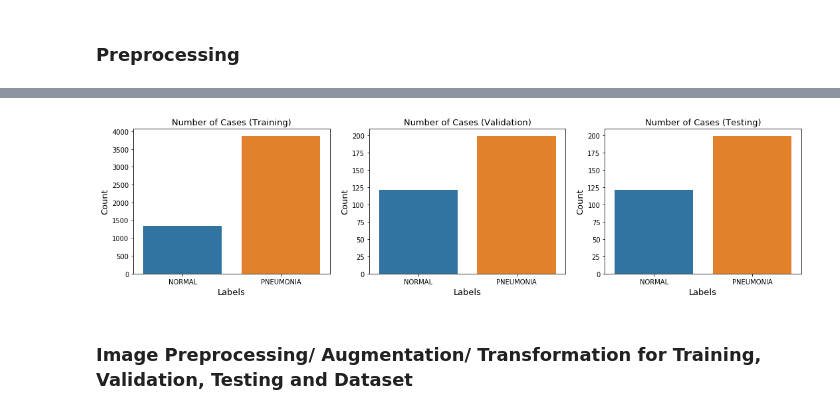
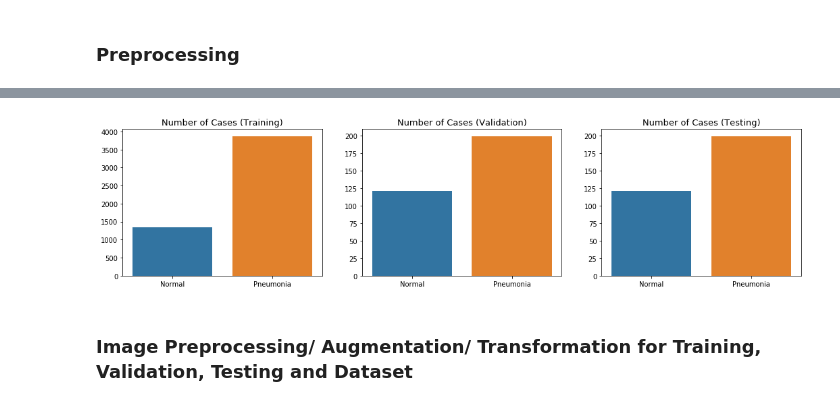
Before and after one commit to anjanatiha/Pneumonia-Detection-from-Chest-X-Ray-Images-with-Deep-Learning, a Jupyter notebook: code/Detection of Pneumonia from Chest X-Ray Images 1.0.0.0.ipynb, the cells around one changed output, grey strips where cells are left out. Saved outputs shown, nothing was run; the diff lists cells and outputs as text; code cells hidden in the pictures.

```diff
--- a/code/Detection of Pneumonia from Chest X-Ray Images 1.0.0.0.ipynb
+++ b/code/Detection of Pneumonia from Chest X-Ray Images 1.0.0.0.ipynb
@@ -215,17 +371,6 @@ def subdirectory_file_count(master_directory):
     return subdirectory_names, subdirectory_file_counts
 
 
-def reset_plot_propert(plot_property=None):
-    plot_property = {
-        'figsize':(15, 5),
-        'title':'title',
-        'xlabel': None,
-        'ylabel': None,
-        'legend': None,
-        'title_fontsize' : 18,
-        'label_fontsize':14,
-        'subplot':None}
-    return plot_property
 
 # show barplot
 def bar_plot(x, y, plot_property):
@@ -240,8 +385,9 @@ def bar_plot(x, y, plot_property):
 # show bar plot for count of labels in subdirectory of a directory
 def count_bar_plot(master_directory, plot_property):
     dir_name, dir_file_count = subdirectory_file_count(master_directory)
-    x=dir_name
-    y=dir_file_count
+    x = [name_correct(i) for i in dir_name]
+    # x = dir_name
+    y = dir_file_count
     bar_plot(x, y, plot_property)
 
 
@@ -250,19 +396,19 @@ def show_train_val_test(training_dir, validation_dir, testing_dir, plot_property
     plt.figure(figsize=plot_property['figsize'])
 
     title = plot_property['title']
-    plot_property['title'] = title +" (Training)"
+    plot_property['title'] = title + " (Training)"
     subplot_no = plot_property['subplot']
 
     count_bar_plot(training_dir, plot_property)
 
 
-    plot_property['title'] = title +" (Validation)"
+    plot_property['title'] = title + " (Validation)"
     plot_property['subplot'] = subplot_no+1
     count_bar_plot(validation_dir, plot_property)
 
 
-    plot_property['title'] = title +" (Testing)"
-    plot_property['subplot'] = subplot_no+2
+    plot_property['title'] = title + " (Testing)"
+    plot_property['subplot'] = subplot_no + 2
     count_bar_plot(testing_dir, plot_property)
 
     plt.show()
@@ -306,24 +468,20 @@ testing_dir = input_directory+ r"test"
 # %%
-plot_property = reset_plot_propert(plot_property=None)
+plot_params = get_reset_plot_params()
 
-plot_property['figsize'] = (18,4)
+plot_params['figsize'] = (18,4)
 
-plot_property['title_fontsize']=13
-plot_property['label_fontsize']=13
+plot_params['title_fontsize'] = 13
+plot_params['label_fontsize'] = 10
 
-plot_property['title'] = "Number of Cases"
+plot_params['title'] = "Number of Cases"
 
-plot_property['xlabel']="Labels"
-plot_property['ylabel']="Count"
+plot_params['subplot'] = 131
 
-plot_property['subplot']=131
-
-show_train_val_test(training_dir, validation_dir, testing_dir, plot_property)
+show_train_val_test(training_dir, validation_dir, testing_dir, plot_params)
 classes = os.listdir(training_dir)
-# classes = ['NORMAL', 'PNEUMONIA']
 classes = [name_correct(i) for i in classes]
 # %% [output]
-[figure, old version]
+[figure, new version]
 # %% [markdown]
 ### Image Preprocessing/ Augmentation/ Transformation for Training, Validation, Testing and  Dataset
 # %%
```
Also changed, not shown: parts of 22 cells of this notebook.
